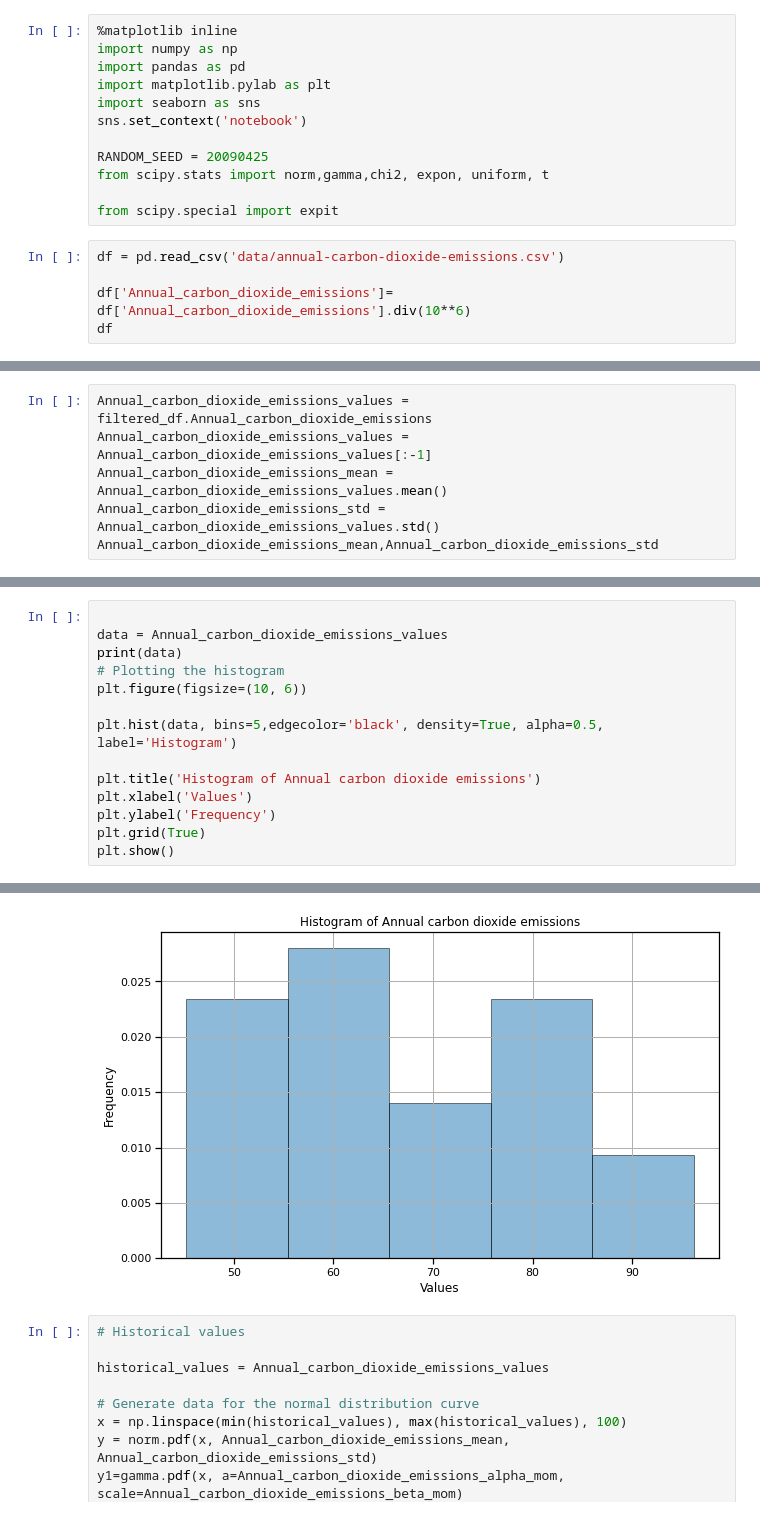
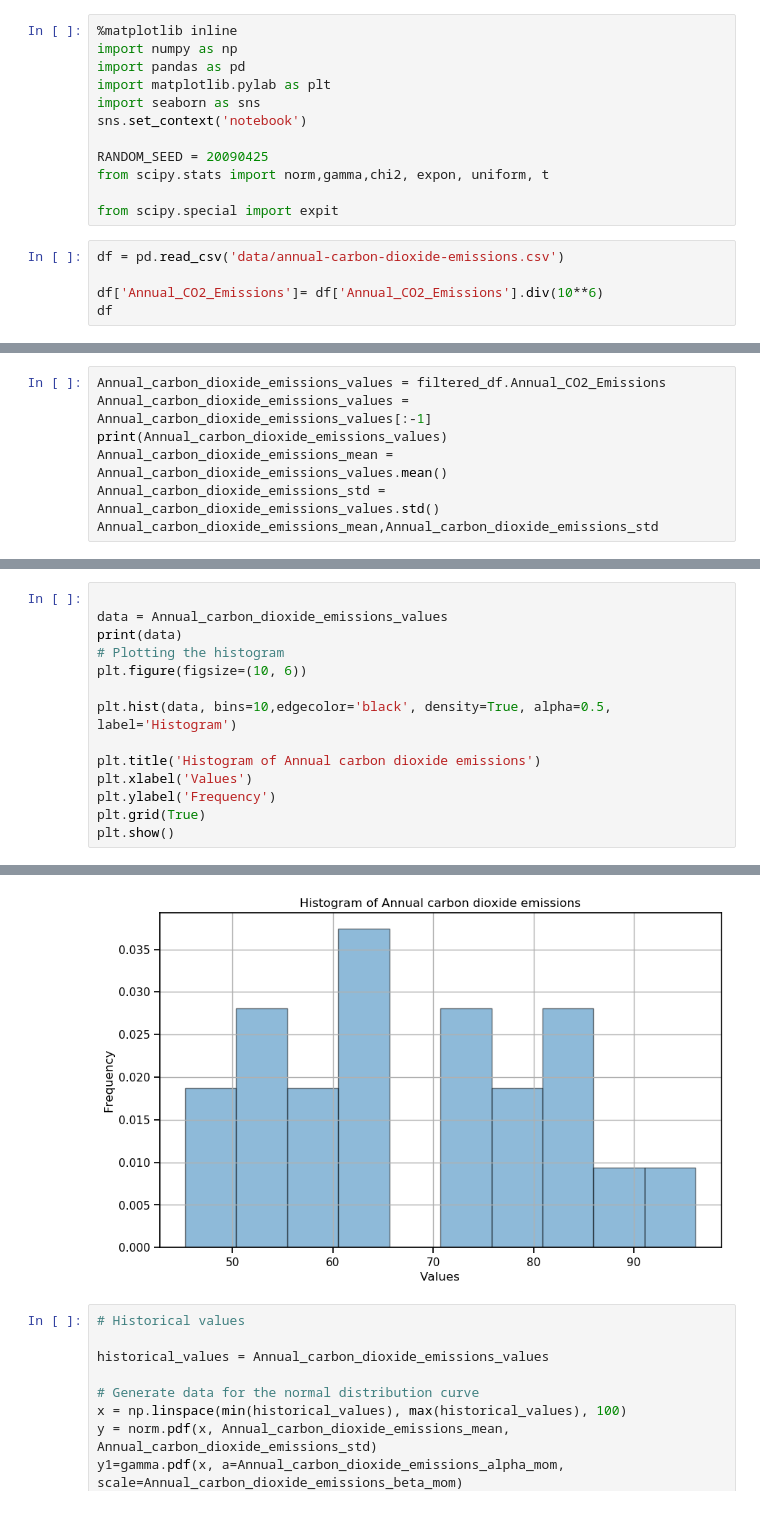
Before and after one commit to INFO6150-DataScience/wildfire-analytics-modelling, a Jupyter notebook: Wildfire_Annual_CO2_Emissions_Analytics_Modeling.ipynb, the cells around one changed output, grey strips where cells are left out. Saved outputs shown, nothing was run; the diff lists cells and outputs as text.

```diff
--- a/Wildfire_Annual_CO2_Emissions_Analytics_Modeling.ipynb
+++ b/Wildfire_Annual_CO2_Emissions_Analytics_Modeling.ipynb
@@ -13,6 +13,6 @@ from scipy.special import expit
 # %%
 df = pd.read_csv('data/annual-carbon-dioxide-emissions.csv')
 
-df['Annual_carbon_dioxide_emissions']= df['Annual_carbon_dioxide_emissions'].div(10**6)
+df['Annual_CO2_Emissions']= df['Annual_CO2_Emissions'].div(10**6)
 df
 # %% [output]
@@ -54,6 +54,7 @@ print(filtered_df)
 # %%
-Annual_carbon_dioxide_emissions_values = filtered_df.Annual_carbon_dioxide_emissions
+Annual_carbon_dioxide_emissions_values = filtered_df.Annual_CO2_Emissions
 Annual_carbon_dioxide_emissions_values = Annual_carbon_dioxide_emissions_values[:-1]
+print(Annual_carbon_dioxide_emissions_values)
 Annual_carbon_dioxide_emissions_mean = Annual_carbon_dioxide_emissions_values.mean()
 Annual_carbon_dioxide_emissions_std = Annual_carbon_dioxide_emissions_values.std()
 Annual_carbon_dioxide_emissions_mean,Annual_carbon_dioxide_emissions_std
@@ -72,7 +90,7 @@ print(data)
 # Plotting the histogram
 plt.figure(figsize=(10, 6))
 
-plt.hist(data, bins=5,edgecolor='black', density=True, alpha=0.5, label='Histogram')
+plt.hist(data, bins=10,edgecolor='black', density=True, alpha=0.5, label='Histogram')
 
 plt.title('Histogram of Annual carbon dioxide emissions')
 plt.xlabel('Values')
@@ -100,4 +118,4 @@ Name: Annual_carbon_dioxide_emissions, dtype: float64
-[figure, old version]
+[figure, new version]
 # %%
 # Historical values
 
```
Also changed, not shown: parts of 11 cells of this notebook, 5 other files.
